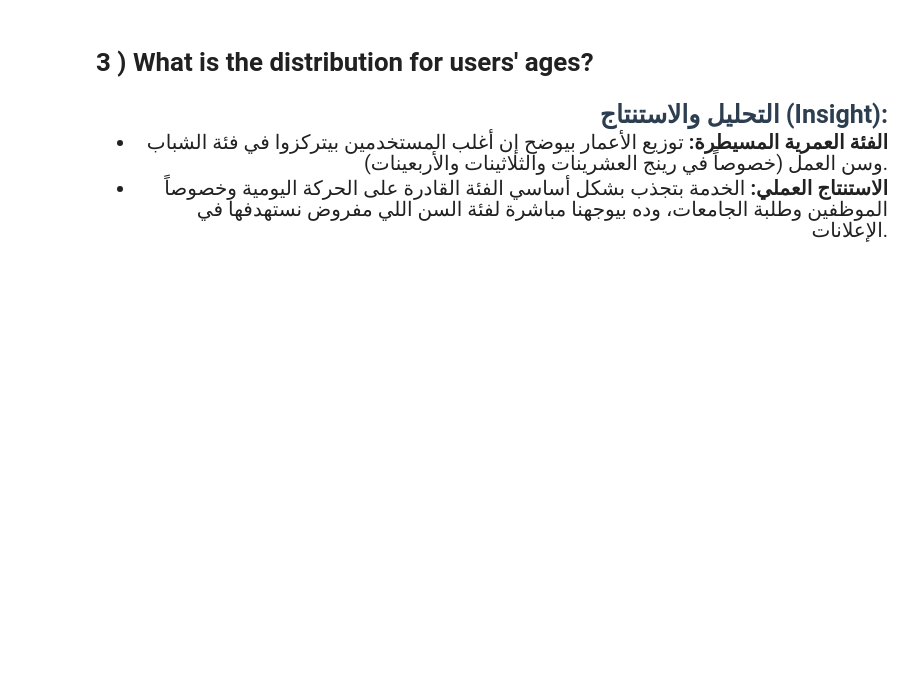
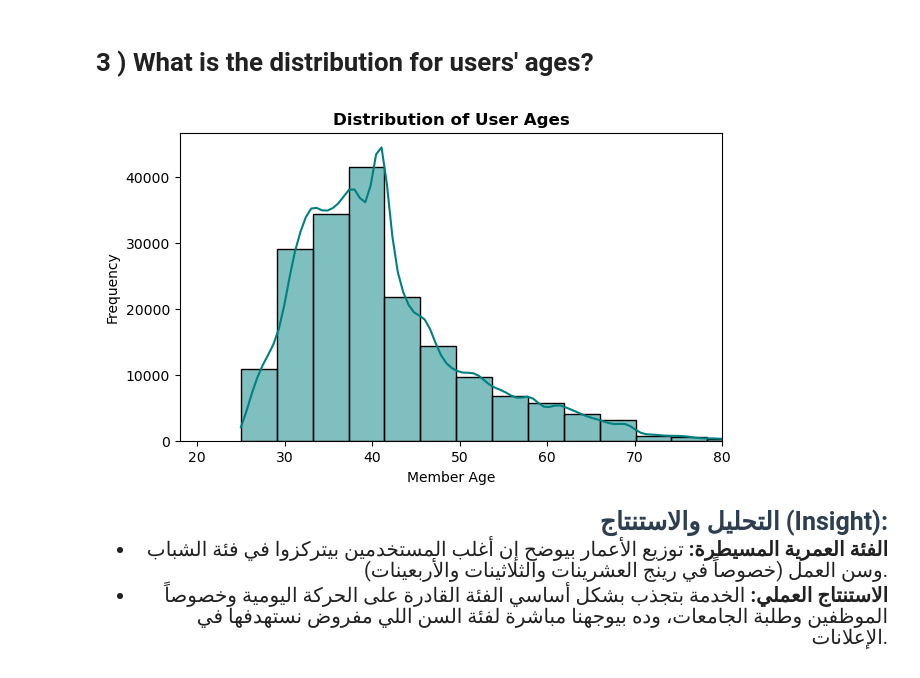
Before and after one commit to MuhamedHussien7/BNS_AIS2_S2_ML, a Jupyter notebook: src/DA/DA-Final Project/datasciece-Final-Project.ipynb, the cells around one changed output. Cells and saved outputs as stored; diff of their text form; code cells hidden in the pictures; blank space fills up the shorter version.

```diff
--- a/src/DA/DA-Final Project/datasciece-Final-Project.ipynb
+++ b/src/DA/DA-Final Project/datasciece-Final-Project.ipynb
@@ -492,6 +506,22 @@ plt.show()
 </div>
 # %% [markdown]
 # <a id="3"> 3 ) What is the distribution for users' ages? </a>
+# %%
+import matplotlib.pyplot as plt
+import seaborn as sns
+
+if 'member_age' not in df.columns and 'member_birth_year' in df.columns:
+    df['member_age'] = 2018 - df['member_birth_year']
+
+plt.figure(figsize=(7, 4), dpi=100)
+sns.histplot(df['member_age'].dropna(), bins=30, kde=True, color='teal')
+plt.xlim(18, 80)
+plt.title('Distribution of User Ages', fontsize=12, fontweight='bold')
+plt.xlabel('Member Age', fontsize=10)
+plt.ylabel('Frequency', fontsize=10)
+plt.show()
+# %% [output]
+[figure, added]
 # %% [markdown]
 <div dir="rtl" style="text-align: right; font-size: 20px; line-height: 1.8;">
   <b style="font-size: 25px; color: #2c3e50;">التحليل والاستنتاج (Insight):</b>
```
Also changed, not shown: parts of 3 cells of this notebook.
